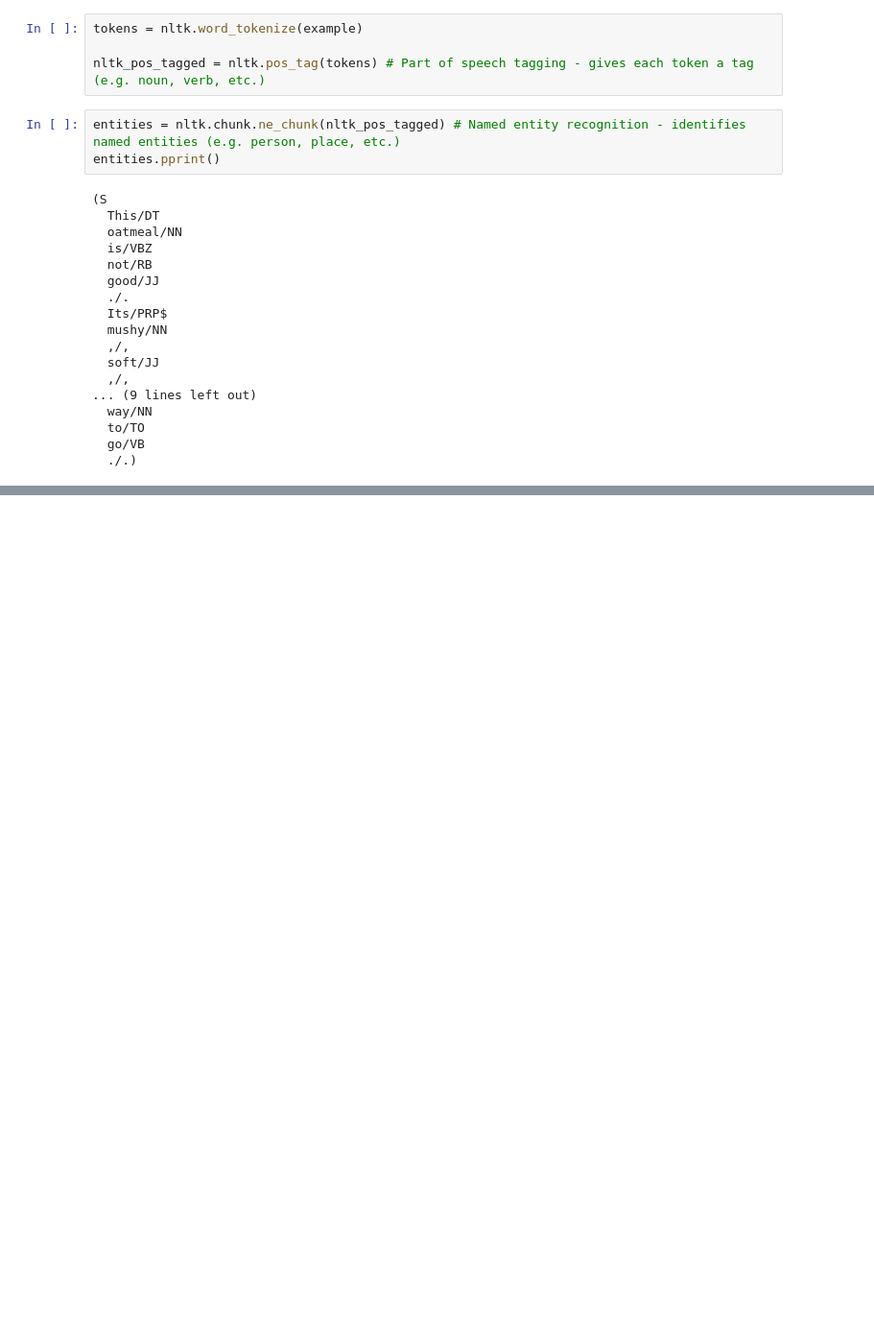
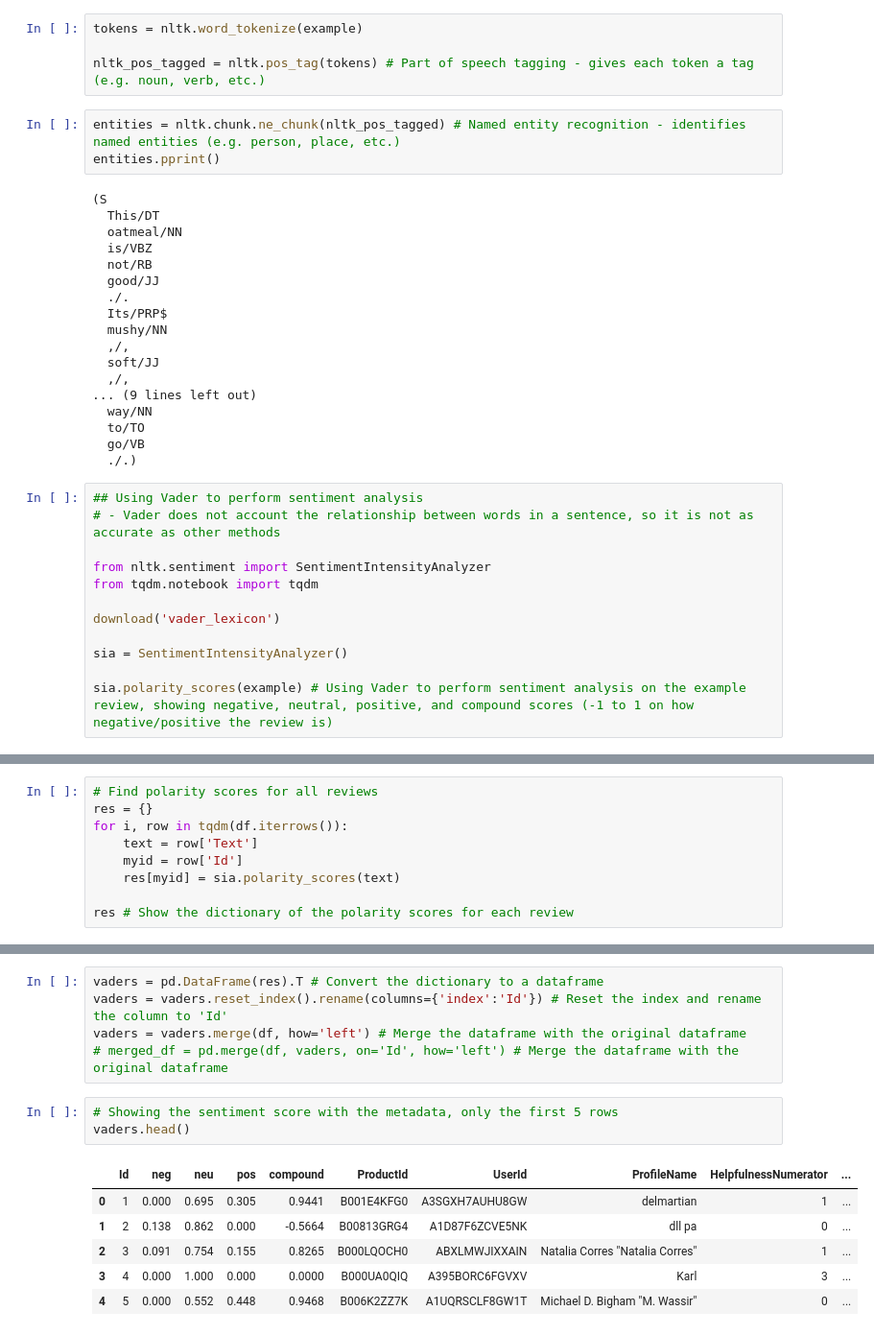
Before and after one commit to thomashazekamp/ForkNFind, a Jupyter notebook: src/sentiment_analysis/vader/data.ipynb, the cells around one changed output, grey strips where cells are left out. Shown at 96% size. Cells and saved outputs as stored; diff of their text form; blank space fills up the shorter version.

Commit message:
Using Vader for initial polarity scores. #61

```diff
--- a/src/sentiment_analysis/vader/data.ipynb
+++ b/src/sentiment_analysis/vader/data.ipynb
@@ -72,3 +72,15 @@ entities.pprint()
   to/TO
   go/VB
   ./.)
+# %%
+## Using Vader to perform sentiment analysis
+# - Vader does not account the relationship between words in a sentence, so it is not as accurate as other methods
+
+from nltk.sentiment import SentimentIntensityAnalyzer
+from tqdm.notebook import tqdm
+
+download('vader_lexicon')
+
+sia = SentimentIntensityAnalyzer()
+
+sia.polarity_scores(example) # Using Vader to perform sentiment analysis on the example review, showing negative, neutral, positive, and compound scores (-1 to 1 on how negative/positive the review is)
@@ -74,0 +92,9 @@ entities.pprint()
+# %%
+# Find polarity scores for all reviews
+res = {}
+for i, row in tqdm(df.iterrows()):
+    text = row['Text']
+    myid = row['Id']
+    res[myid] = sia.polarity_scores(text)
+
+res # Show the dictionary of the polarity scores for each review
@@ -74,0 +119,15 @@ entities.pprint()
+# %%
+vaders = pd.DataFrame(res).T # Convert the dictionary to a dataframe
+vaders = vaders.reset_index().rename(columns={'index':'Id'}) # Reset the index and rename the column to 'Id'
+vaders = vaders.merge(df, how='left') # Merge the dataframe with the original dataframe
+# merged_df = pd.merge(df, vaders, on='Id', how='left') # Merge the dataframe with the original dataframe
+# %%
+# Showing the sentiment score with the metadata, only the first 5 rows
+vaders.head()
+# %% [output]
+|  | Id | neg | neu | pos | compound | ProductId | UserId | ProfileName | HelpfulnessNumerator | ... |
+| 0 | 1 | 0.000 | 0.695 | 0.305 | 0.9441 | B001E4KFG0 | A3SGXH7AUHU8GW | delmartian | 1 | ... |
+| 1 | 2 | 0.138 | 0.862 | 0.000 | -0.5664 | B00813GRG4 | A1D87F6ZCVE5NK | dll pa | 0 | ... |
+| 2 | 3 | 0.091 | 0.754 | 0.155 | 0.8265 | B000LQOCH0 | ABXLMWJIXXAIN | Natalia Corres "Natalia Corres" | 1 | ... |
+| 3 | 4 | 0.000 | 1.000 | 0.000 | 0.0000 | B000UA0QIQ | A395BORC6FGVXV | Karl | 3 | ... |
+| 4 | 5 | 0.000 | 0.552 | 0.448 | 0.9468 | B006K2ZZ7K | A1UQRSCLF8GW1T | Michael D. Bigham "M. Wassir" | 0 | ... |
```
Also changed, not shown: parts of 3 cells of this notebook.
